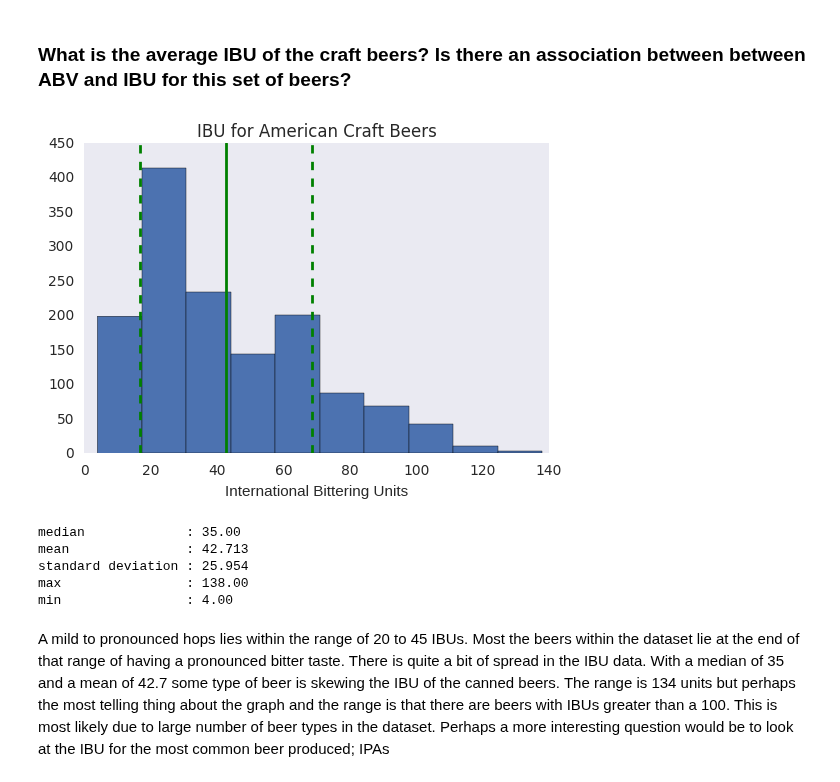
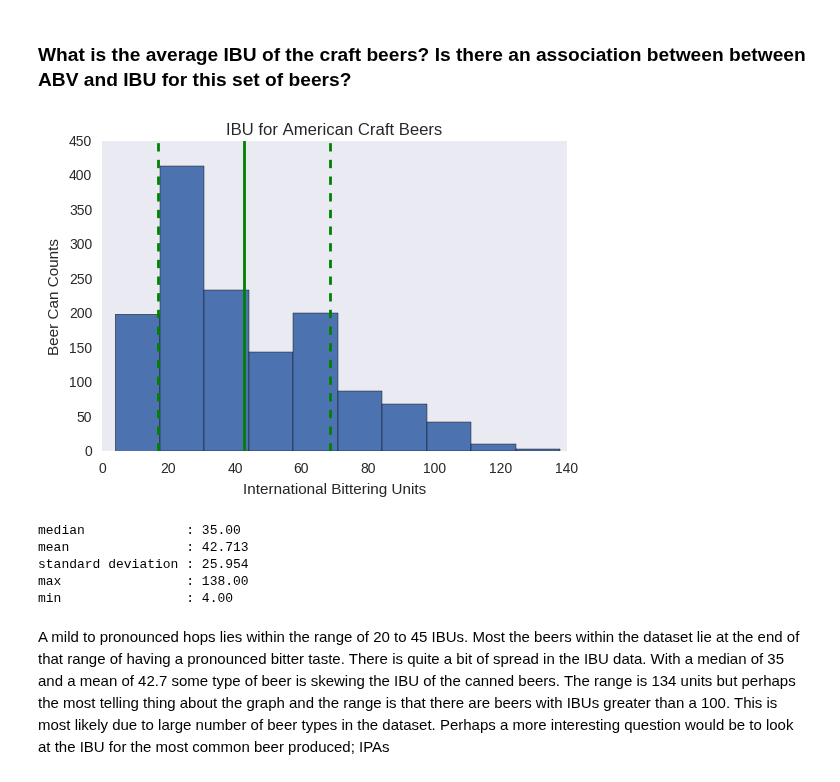
Before and after one commit to 315iah515/Thinkful-Notebooks, a Jupyter notebook: Prep/CapstoneAnalyticReport.ipynb, the cells around one changed output. Drawn from its saved outputs; the diff is of its cells as text; code cells hidden in the pictures.

```diff
--- a/Prep/CapstoneAnalyticReport.ipynb
+++ b/Prep/CapstoneAnalyticReport.ipynb
@@ -154,20 +156,21 @@ Clearly from this data most of the breweries are located in the Northwest, with
 # %%
 mean = sum(beer_df['ibu'].dropna())/len(beer_df['ibu'].dropna())
 sd = np.std(beer_df['ibu'].dropna(), ddof=1)
 plt.hist(beer_df['ibu'].dropna())
 plt.axvline(mean, color='g', linestyle='solid', linewidth=2)
 plt.axvline(mean + sd, color='g', linestyle='dashed', linewidth=2)
 plt.axvline(mean - sd, color='g', linestyle='dashed', linewidth=2)
 plt.xlabel('International Bittering Units')
+plt.ylabel('Beer Can Counts')
 plt.title('IBU for American Craft Beers')
 plt.show()
 print('{:18s} : {:3.2f}'.format('median', np.median(beer_df['ibu'].dropna())))
 print('{:18s} : {:3.3f}'.format('mean', mean))
 print('{:18s} : {:3.3f}'.format('standard deviation', sd))
 print('{:18s} : {:3.2f}'.format('max', max(beer_df['ibu'].dropna())))
 print('{:18s} : {:3.2f}'.format('min', min(beer_df['ibu'].dropna())))
 # %% [output]
-[figure, old version]
+[figure, new version]
 median             : 35.00
 mean               : 42.713
 standard deviation : 25.954
```
Also changed, not shown: parts of 6 cells of this notebook.
